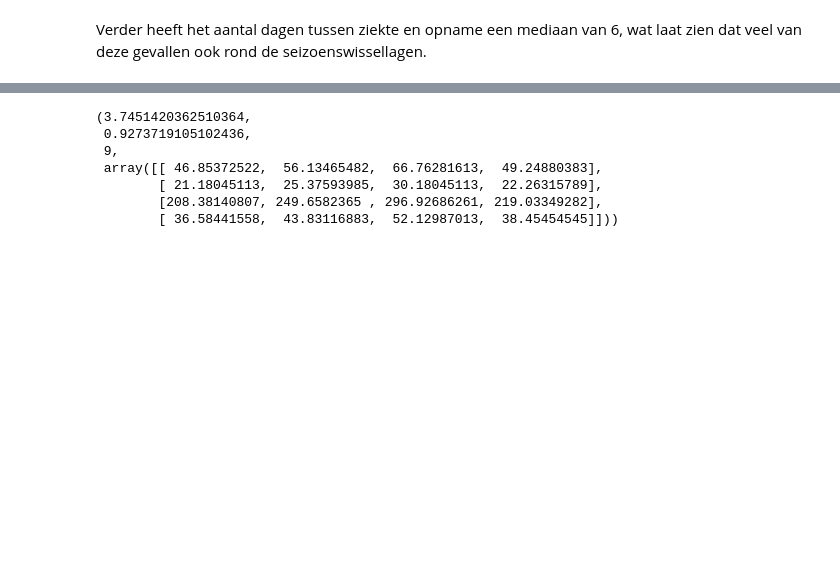
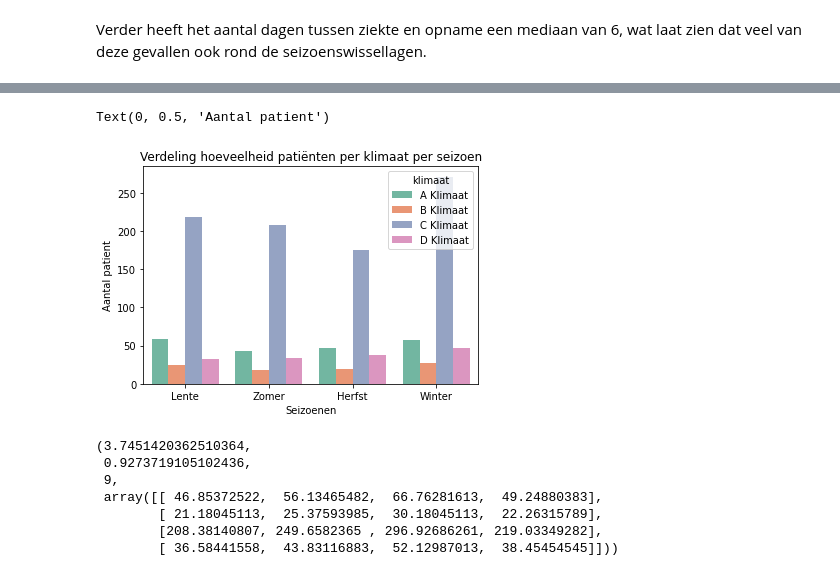
Before and after one commit to someoneontheworld/Modelleren-project, a Jupyter notebook: modelleren_code_Startklacht_seizoen_groep_17.ipynb, the cells around one changed output, grey strips where cells are left out. Drawn from its saved outputs; the diff is of its cells as text; code cells hidden in the pictures; blank space fills up the shorter version.

```diff
--- a/modelleren_code_Startklacht_seizoen_groep_17.ipynb
+++ b/modelleren_code_Startklacht_seizoen_groep_17.ipynb
@@ -456,3 +456,15 @@ plt.show()
+# %%
+sns.countplot(data = df,x='Seizoen', hue = 'klimaat',
+              hue_order=['A Klimaat', 'B Klimaat', 'C Klimaat', 'D Klimaat'],
+              order = ['Lente', 'Zomer', 'Herfst', 'Winter'],
+              palette='Set2')
+plt.title('Verdeling hoeveelheid patiënten per klimaat per seizoen')
+
+plt.xlabel('Seizoenen')
+plt.ylabel('Aantal patient')
+# %% [output]
+Text(0, 0.5, 'Aantal patient')
+[figure, added]
 # %%
 Klimaat_Seizoen = pd.crosstab(df['klimaat'], df['Seizoen'])
 
```
Also changed, not shown: parts of 12 cells of this notebook.
